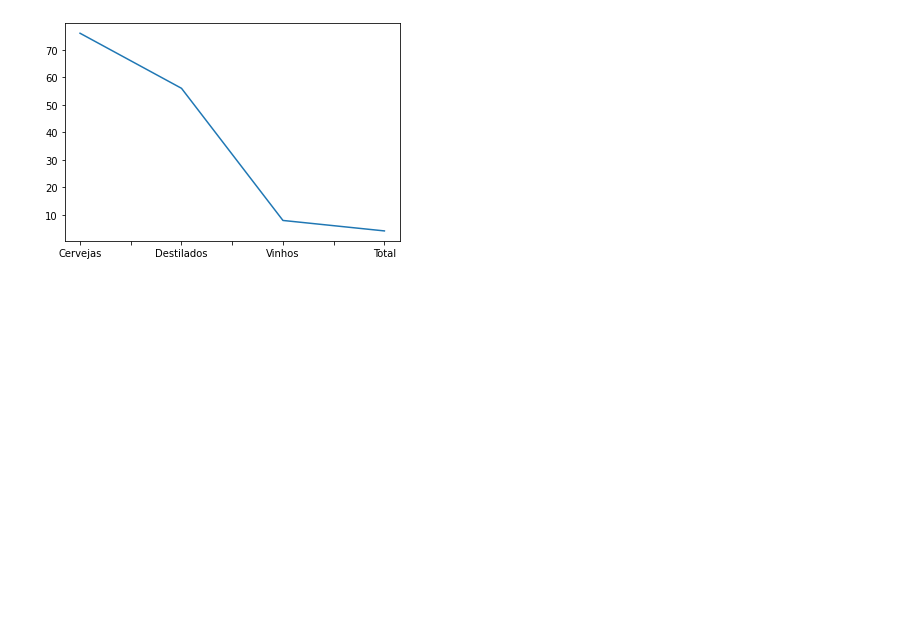
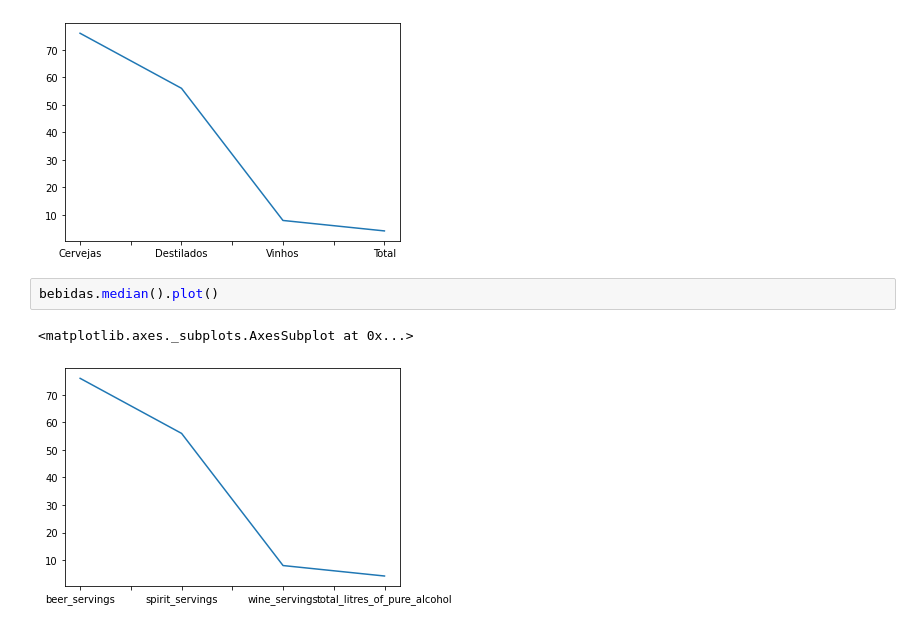
Before and after one commit to andrewyamagata/Colab, a Jupyter notebook: Hello_World.ipynb, the cells around one changed output. Saved outputs shown, nothing was run; the diff lists cells and outputs as text; blank space fills up the shorter version.

```diff
--- a/Hello_World.ipynb
+++ b/Hello_World.ipynb
@@ -115,3 +115,8 @@ bebidas.median().plot()
 # %% [output]
 <matplotlib.axes._subplots.AxesSubplot at 0x...>
 [figure]
+# %%
+bebidas.median().plot()
+# %% [output]
+<matplotlib.axes._subplots.AxesSubplot at 0x...>
+[figure, added]
```
Also changed, not shown: parts of 1 cell of this notebook.
